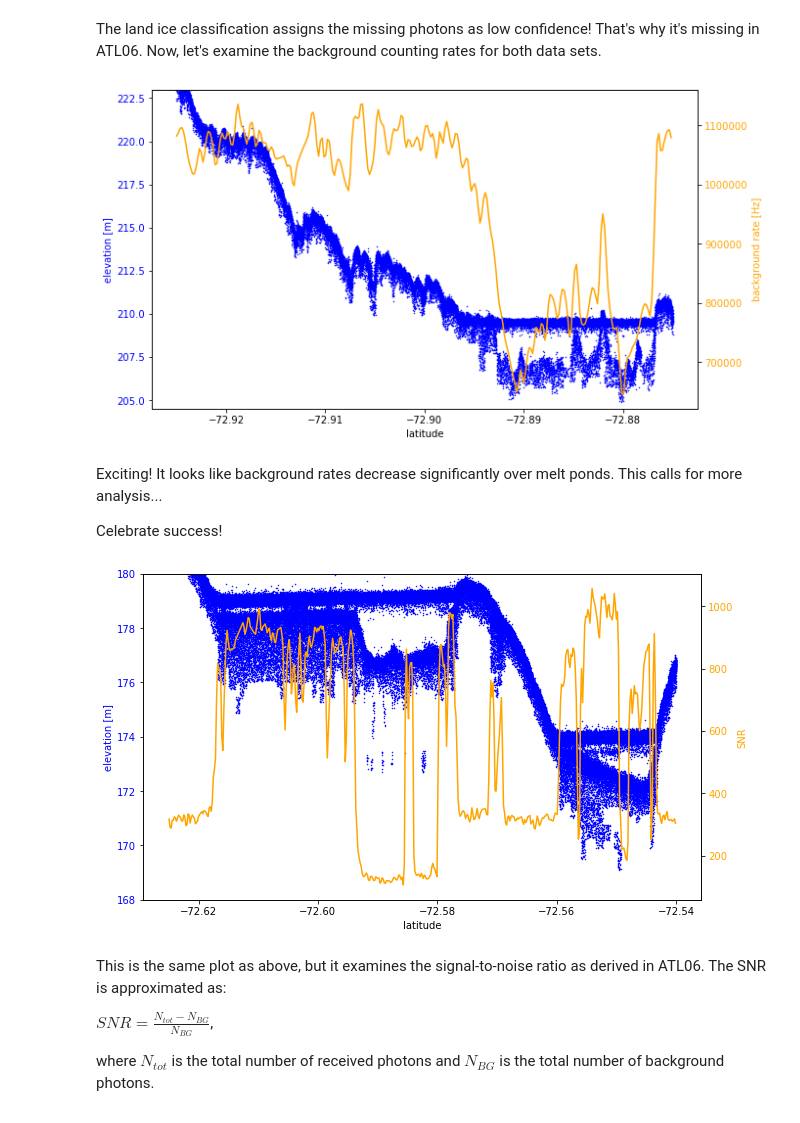
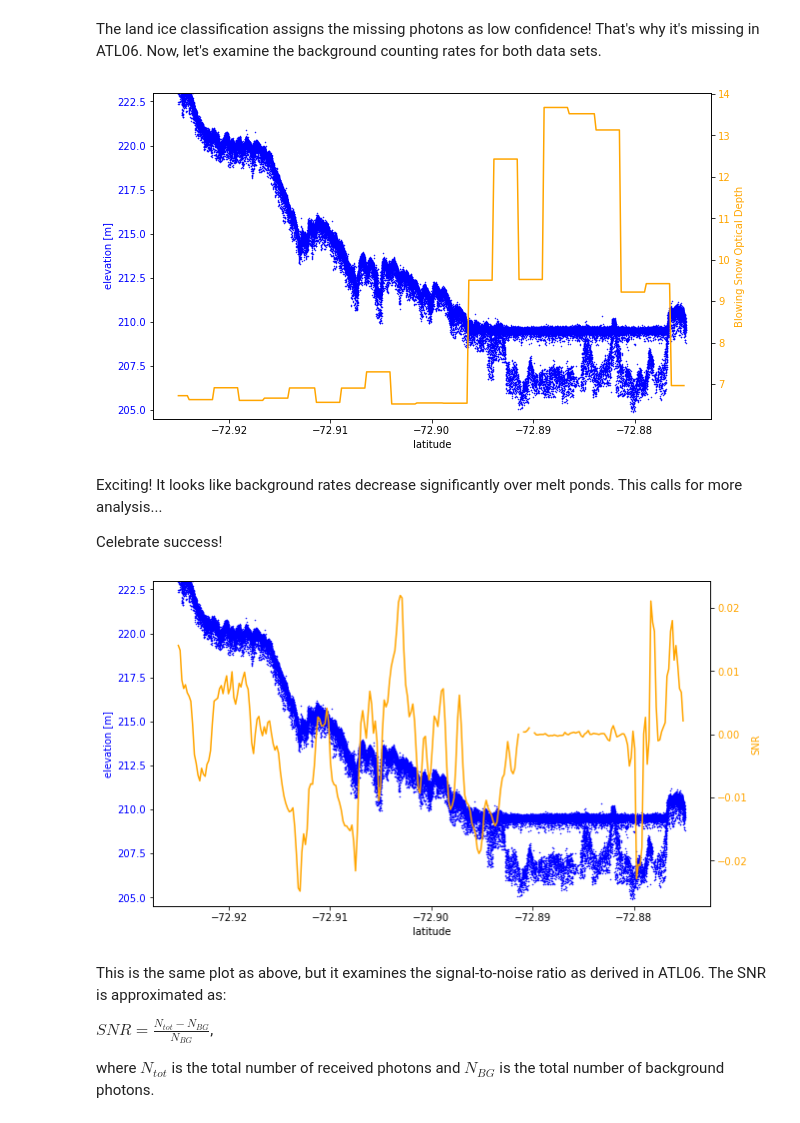
Before and after one commit to ICESAT-2HackWeek/WaterNoice, a Jupyter notebook: notebooks/amery_plotting.ipynb, the cells around one changed output. Drawn from its saved outputs; the diff is of its cells as text; code cells hidden in the pictures.

```diff
--- a/notebooks/amery_plotting.ipynb
+++ b/notebooks/amery_plotting.ipynb
@@ -149,32 +148,32 @@ The land ice classification assigns the missing photons as low confidence! That'
 # %%
 with h5py.File('/home/jovyan/ATL06/ATL06_20190102184312_00810210_001_01.h5') as f:
     elev_atl06 = f['/gt2l/land_ice_segments/h_li'][:]
     lat_atl06 = f['/gt2l/land_ice_segments/latitude'][:]
     background_atl06 = f['/gt2l/land_ice_segments/geophysical/bckgrd'][:]
-    ebackground_atl06 = f['/gt2l/land_ice_segments/geophysical/e_bckgrd'][:]
+    bsnow_od_atl06 = f['/gt2l/land_ice_segments/geophysical/bsnow_od'][:]
     f.close()
 
 
 background_atl06[ (background_atl06 > 10000000)] = np.nan
 %matplotlib inline
 f1, ax = plt.subplots(figsize=(10,6))
 
 ax.plot(lat_atl03[subset1], elev_atl03[subset1], 'b.', markersize=1)
 ax.set_xlabel('latitude')
 ax.set_ylabel('elevation [m]', color='b')
 ax.tick_params(axis='y', labelcolor='b')
 ax.set_ylim(ylims)
 
 ax2 = ax.twinx()
-ax2.plot(lat_atl06[subset2], background_atl06[subset2], 'orange')
-ax2.set_ylabel('background rate [Hz]', color='orange')
+ax2.plot(lat_atl06[subset2], bsnow_od_atl06[subset2], 'orange')
+ax2.set_ylabel('Blowing Snow Optical Depth', color='orange')
 ax2.tick_params(axis='y', labelcolor='orange')
 
 #testharder
 #f1.tight_layout
 plt.show()
 # %% [output]
-[figure, old version]
+[figure, new version]
 # %% [markdown]
 Exciting! It looks like background rates decrease significantly over melt ponds. This calls for more analysis...
 
@@ -183,9 +182,11 @@ Celebrate success!
 %matplotlib inline
 
 with h5py.File('/home/jovyan/ATL06/ATL06_20190102184312_00810210_001_01.h5') as f:
-    snr = f['/gt1l/land_ice_segments/fit_statistics/snr'][:]
+    snr = f['/gt2l/land_ice_segments/fit_statistics/snr'][:]
+    across_track_slope = f['/gt2l/land_ice_segments/fit_statistics/dh_fit_dy'][:]
     f.close()
 
+across_track_slope[ (across_track_slope > 10000)] = np.nan
 
 f1, ax = plt.subplots(figsize=(10,6))
 
@@ -196,7 +197,7 @@ ax.tick_params(axis='y', labelcolor='b')
 ax.set_ylim(ylims)
 
 ax2 = ax.twinx()
-ax2.plot(lat_atl06[subset2], snr[subset2], 'orange')
+ax2.plot(lat_atl06[subset2], across_track_slope[subset2], 'orange')
 ax2.set_ylabel('SNR', color='orange')
 ax2.tick_params(axis='y', labelcolor='orange')
 
@@ -204,7 +205,7 @@ ax2.tick_params(axis='y', labelcolor='orange')
 #f1.tight_layout
 plt.show()
 # %% [output]
-[figure, old version]
+[figure, new version]
 # %% [markdown]
 This is the same plot as above, but it examines the signal-to-noise ratio as derived in ATL06. The SNR is approximated as:
 
```
Also changed, not shown: parts of 1 cell of this notebook, 1 other file.
